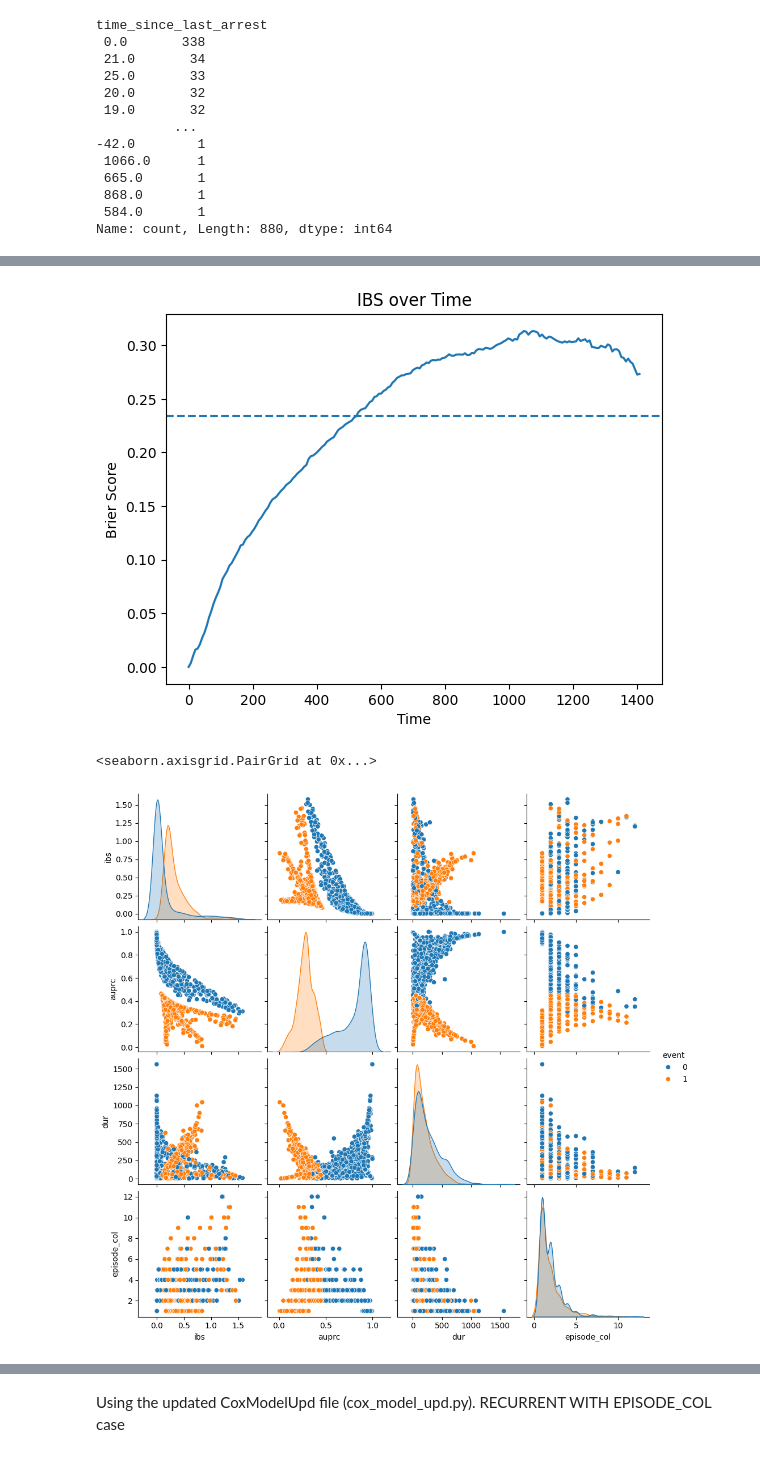
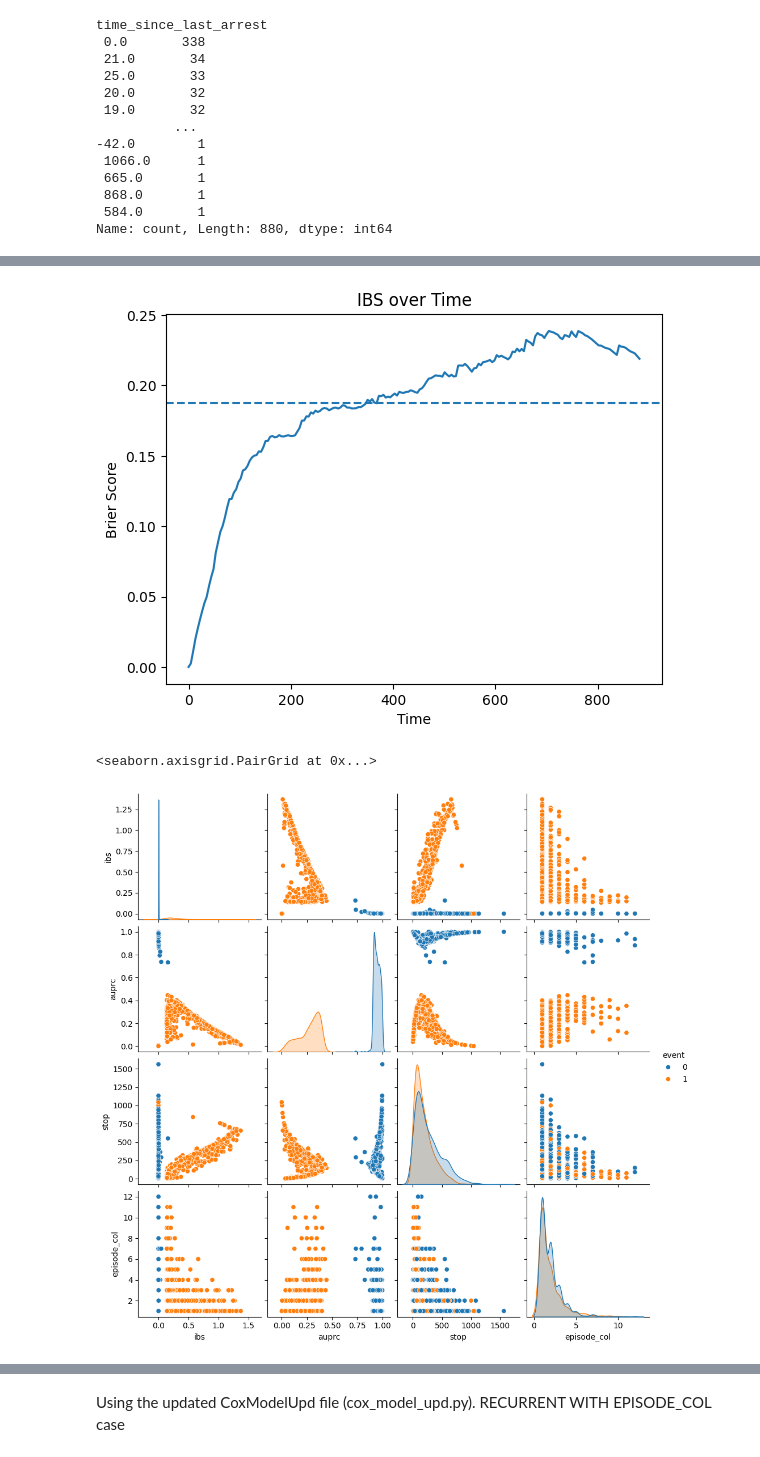
Before and after one commit to DKoleda6/recurrent_event, a Jupyter notebook: exp_jupyter.ipynb, the cells around one changed output, grey strips where cells are left out. Saved outputs shown, nothing was run; the diff lists cells and outputs as text; code cells hidden in the pictures.

Commit message:
fixed columns from entry/dur to start/stop

```diff
--- a/exp_jupyter.ipynb
+++ b/exp_jupyter.ipynb
@@ -98,8 +98,8 @@ print("Test individuals:", test_df["name"].nunique())
 Train individuals: 3382
 Test individuals: 845
 # %%
-train_df["time"] = train_df["entry"] + train_df["dur"]
-test_df["time"] = test_df["entry"] + test_df["dur"]
+train_df["time"] = train_df["stop"] - train_df["start"]
+test_df["time"] = test_df["stop"] - test_df["start"]
 
 train_cens = train_df["event"].astype(bool)
 test_cens = test_df["event"].astype(bool)
@@ -147,17 +159,17 @@ Name: count, dtype: int64
 Using the original CoxModel file that I had (cox_model.py)
 # %%
 # importlib.reload(models.cox_model)
+features = [c for c in train_df.columns
+            if c not in ["name", "start", "time", "event", "stop", "episode_col"]]
 
-print(train_df.columns)
-
-features = [c for c in train_df.columns
-            if c not in ["name", "entry", "time", "event", "dur", "episode_col"]]
-print(features)
-
-cols_for_model = ["name", "entry", "time", "event"] + features
+cols_for_model = ["name", "start", "stop", "event"] + features
 train_model_df = train_df[cols_for_model].copy().fillna(-1)
 test_df = test_df.fillna(-1)
 
+invalid_mask = train_model_df["start"] >= train_model_df["stop"]
+eps = 1e-6
+train_model_df.loc[invalid_mask, "stop"] = train_model_df.loc[invalid_mask, "stop"] + eps
+
 model = CoxModel(features=features)
 model.fit(train_model_df)
 # %% [output]
@@ -260,8 +268,8 @@ test_df
 1623 rows × 9 columns
 # %%
 from lifelines.utils import concordance_index
-#times = np.linspace(0, train_df["dur"].max(), 200)
-horizon = np.quantile(train_model_df["time"], 0.95)
+#times = np.linspace(0, train_df["stop"].max(), 200)
+horizon = np.quantile(train_model_df["stop"], 0.95)
 times = np.linspace(0, horizon, 200)
 
 test_features = test_df[features].copy()
@@ -298,7 +306,7 @@ auprc = auprc_metric.compute(
 print("AUPRC:", np.mean(auprc))
 
 ci_metric = concordance_index(
-    test_df["dur"],
+    test_df["stop"],
     np.trapz(predictions.values, times, axis=1),
     test_cens
 )
@@ -332,12 +340,12 @@ plt.xlabel("Time")
 plt.ylabel("Brier Score")
 plt.show()
 # %% [output]
-[figure, old version]
+[figure, new version]
 # %%
 from survivors import metrics
-test_df_results = test_df[["name", "episode_col", "dur", "event"]].copy()
+test_df_results = test_df[["name", "episode_col", "stop", "event"]].copy()
 
-test_df_results["dur"] = test_df["dur"] - test_df["entry"]
+test_df_results["stop"] = test_df["stop"] - test_df["start"]
 
 test_df_results["ibs"] = metrics.ibs(
             survival_train=survival_train,
@@ -355,10 +363,10 @@ test_df_results["auprc"] = metrics.auprc(
         )
 # %%
 # sns.scatterplot(x="episode_col", y="auprc", data=test_df_results)
-sns.pairplot(test_df_results, vars=["ibs", "auprc", "dur", "episode_col"], hue="event")
+sns.pairplot(test_df_results, vars=["ibs", "auprc", "stop", "episode_col"], hue="event")
 # %% [output]
 <seaborn.axisgrid.PairGrid at 0x...>
-[figure, old version]
+[figure, new version]
 # %%
 test_df_results[test_df_results["episode_col"] >= 8].round(3)
 # test_df["dur"].describe()
```
Also changed, not shown: parts of 29 cells of this notebook, 3 other files.
